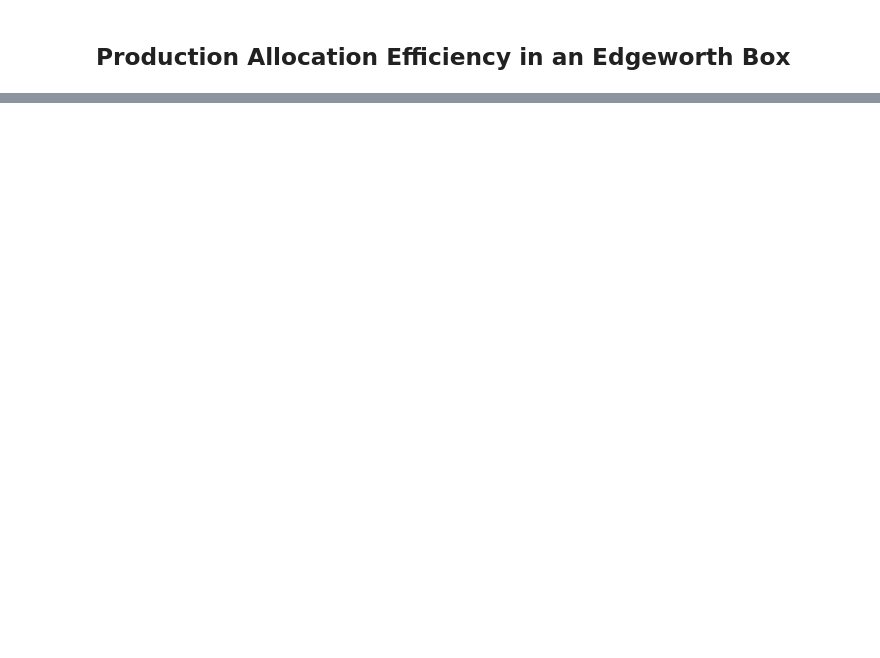
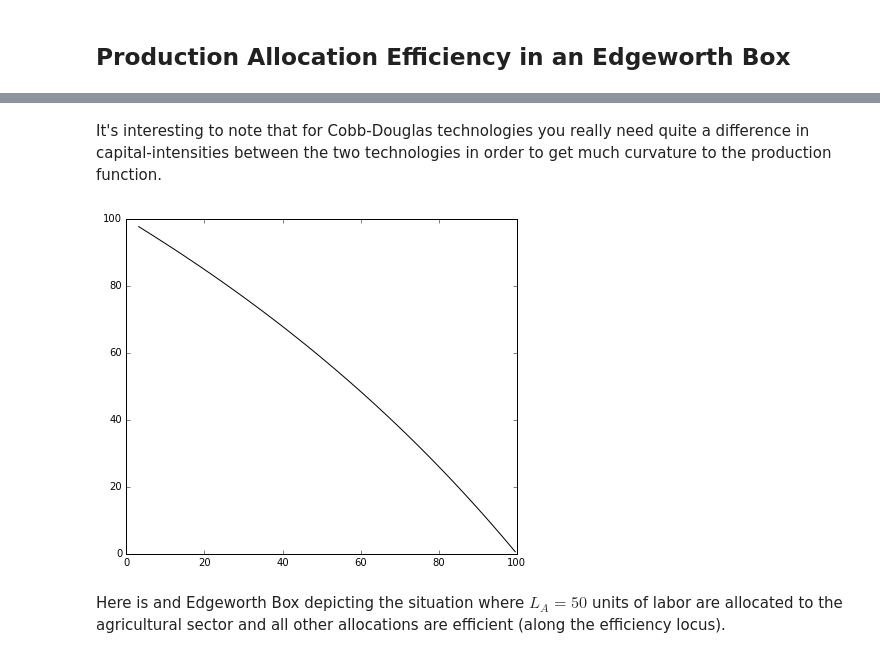
Before and after one commit to jhconning/Dev-II, a Jupyter notebook: notebooks/EdgeworthProduction.ipynb, the cells around one changed output, grey strips where cells are left out. Saved outputs shown, nothing was run; the diff lists cells and outputs as text; code cells hidden in the pictures; blank space fills up the shorter version.

```diff
--- a/notebooks/EdgeworthProduction.ipynb
+++ b/notebooks/EdgeworthProduction.ipynb
@@ -10,17 +24,17 @@ import numpy as np
 # %%
-alpha = 0.4   # capital share in agriculture
-beta = 0.6    #
+ALPHA = 0.2   # capital share in agriculture
+BETA = 0.8   #
 
-Kbar = 100
-Lbar = 100
+KBAR = 100
+LBAR = 100
 
 p = 1      # =Pa/Pm  relative price of ag goods
 
-def F(K,L):
+def F(K,L,alpha=ALPHA):
     """Agriculture Production function"""
     return (K**alpha)*(L**(1-alpha))
 
-def G(K,L,beta=beta):
+def G(K,L,beta=BETA):
     """Manufacturing Production function"""
     return (K**beta)*(L**(1-beta))
 
@@ -28,5 +42,5 @@ def budgetc(c1, p1, p2, I):
     return (I/p2)-(p1/p2)*c1
 
 def isoq(L, Q, mu):
-    return (Q/(L**mu))**(1/(1-mu))
+    return (Q/(L**(1-mu)))**(1/mu)
 # %%
@@ -59 +81,29 @@ def edgeplot(LA):
+# %%
+def ppf(LA,Kbar=KBAR, Lbar=LBAR,alpha=ALPHA,beta=BETA):
+    """Draw a production possibility frontier
+
+    arguments:
+    LA -- labor allocated to ag, from which calculate QA(Ka(La),La)
+    """
+    KA = edgeworth(LA, Kbar, Lbar,alpha, beta)
+    RTS = (alpha/(1-alpha))*(KA/LA)
+    QA = F(KA,LA,alpha)
+    QM = G(Kbar-KA,Lbar-LA,beta)
+    La = np.arange(1,Lbar)
+    Ka = edgeworth(La, Kbar, Lbar,alpha, beta)
+    Qa = F(Ka,La,alpha)
+    Qm = G(Kbar-Ka,Lbar-La,beta)
+    ax.set_xlim(0, Lbar)
+    ax.set_ylim(0, Kbar)
+    ax.plot(Qa, Qm,'k-')
+    plt.show()
+# %% [markdown]
+It's interesting to note that for Cobb-Douglas technologies you really need quite a difference in capital-intensities between the two technologies in order to get much curvature to the production function.
+# %%
+fig, ax = plt.subplots(figsize=(7,6))
+ppf(50,alpha =0.7, beta=0.3)
+# %% [output]
+[figure, added]
+# %% [markdown]
+Here is and Edgeworth Box depicting the situation where $L_A = 50$ units of labor are allocated to the agricultural sector and all other allocations are efficient (along the efficiency locus).
 # %%
```
Also changed, not shown: parts of 15 cells of this notebook, 1 other file.
